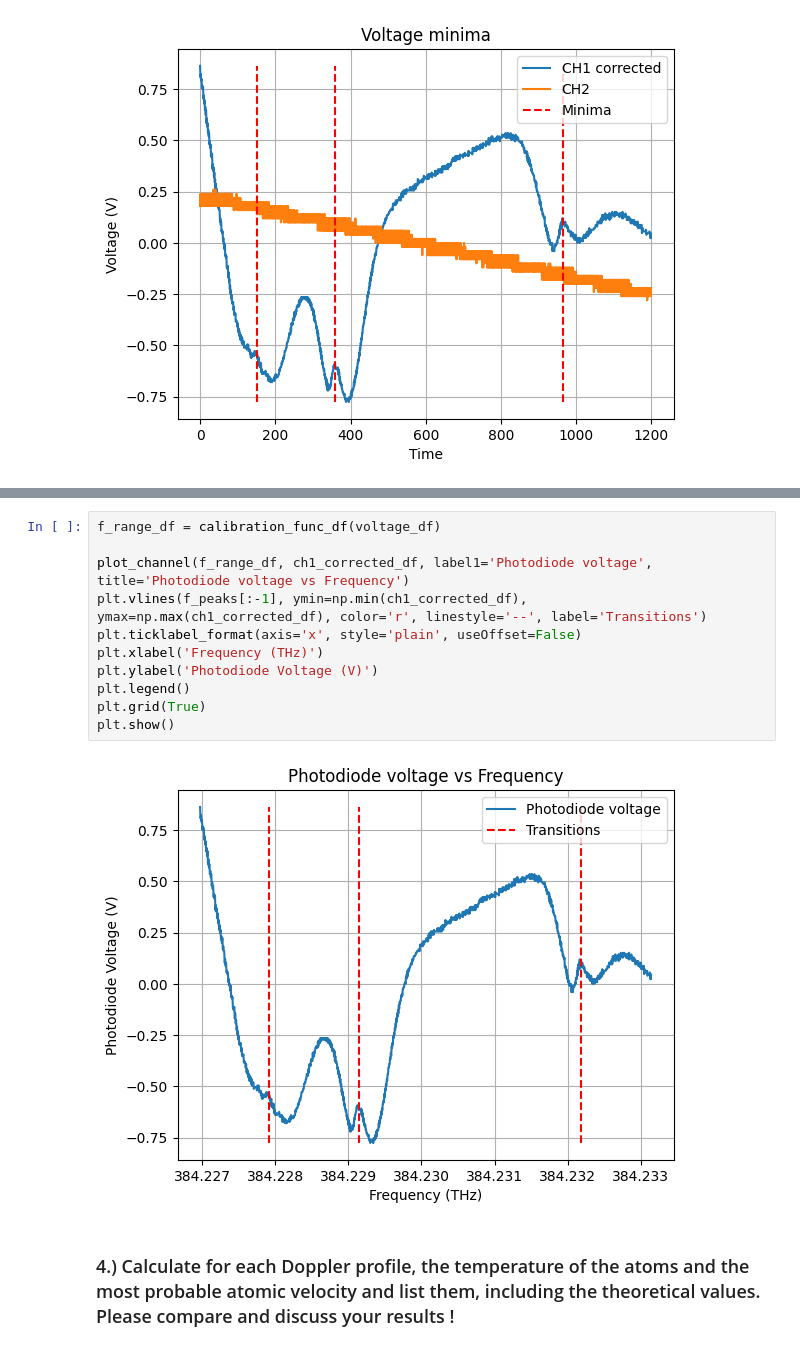
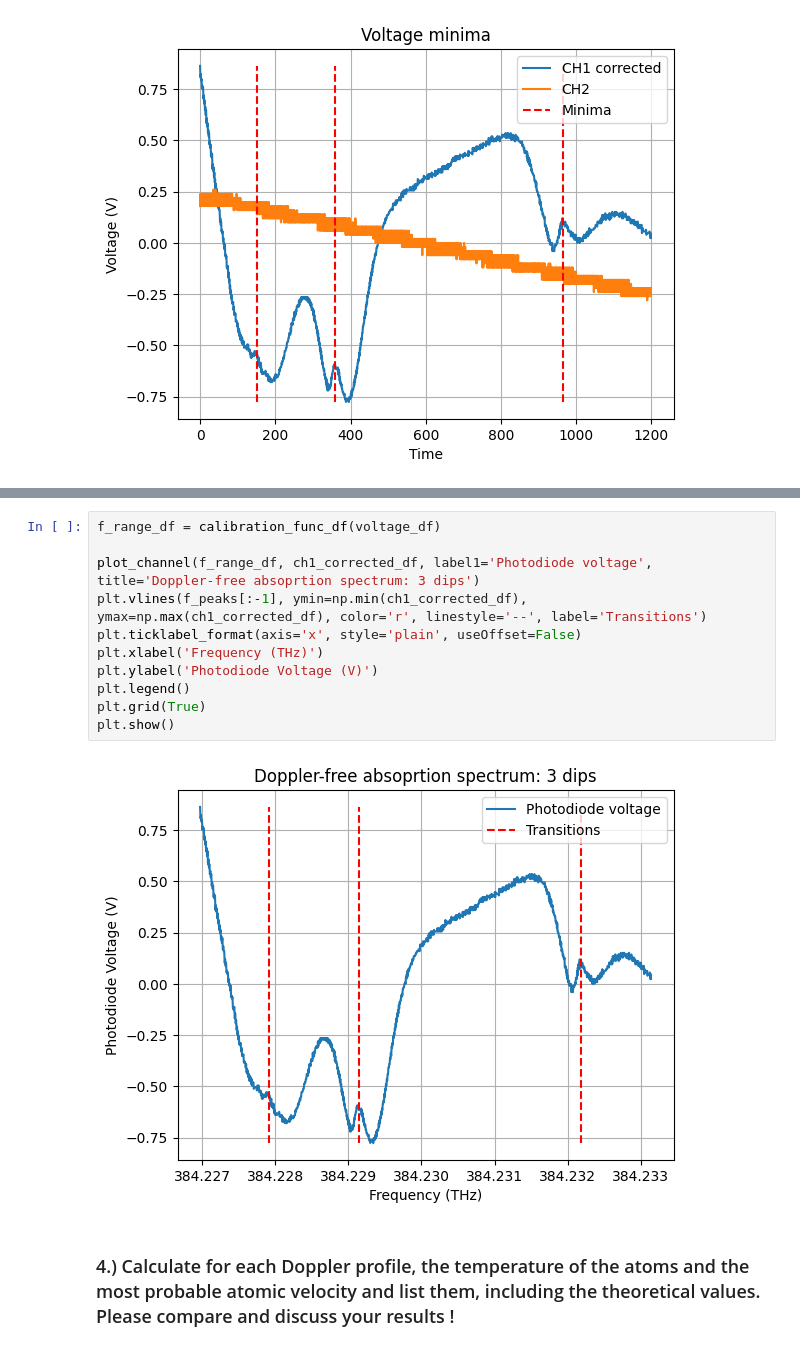
Before and after one commit to mandarhijn/Rb-spectroscopy, a Jupyter notebook: analysis.ipynb, the cells around one changed output, grey strips where cells are left out. Saved outputs shown, nothing was run; the diff lists cells and outputs as text.

```diff
--- a/analysis.ipynb
+++ b/analysis.ipynb
@@ -271,16 +269,16 @@ Slope method 2: -0.024159067781568812
 # %%
 f_range_df = calibration_func_df(voltage_df)
 
-plot_channel(f_range_df, ch1_corrected_df, label1='Photodiode voltage', title='Photodiode voltage vs Frequency')
+plot_channel(f_range_df, ch1_corrected_df, label1='Photodiode voltage', title='Doppler-free absoprtion spectrum: 3 dips')
 plt.vlines(f_peaks[:-1], ymin=np.min(ch1_corrected_df), ymax=np.max(ch1_corrected_df), color='r', linestyle='--', label='Transitions')
 plt.ticklabel_format(axis='x', style='plain', useOffset=False)
 plt.xlabel('Frequency (THz)')
 plt.ylabel('Photodiode Voltage (V)')
 plt.legend()
 plt.grid(True)
 plt.show()
 # %% [output]
-[figure, old version]
+[figure, new version]
 # %% [markdown]
 ### 4.) Calculate for each Doppler profile, the temperature of the atoms and the most probable atomic velocity and list them, including the theoretical values. Please compare and discuss your results !
 # %%
```
Also changed, not shown: parts of 3 cells of this notebook.
